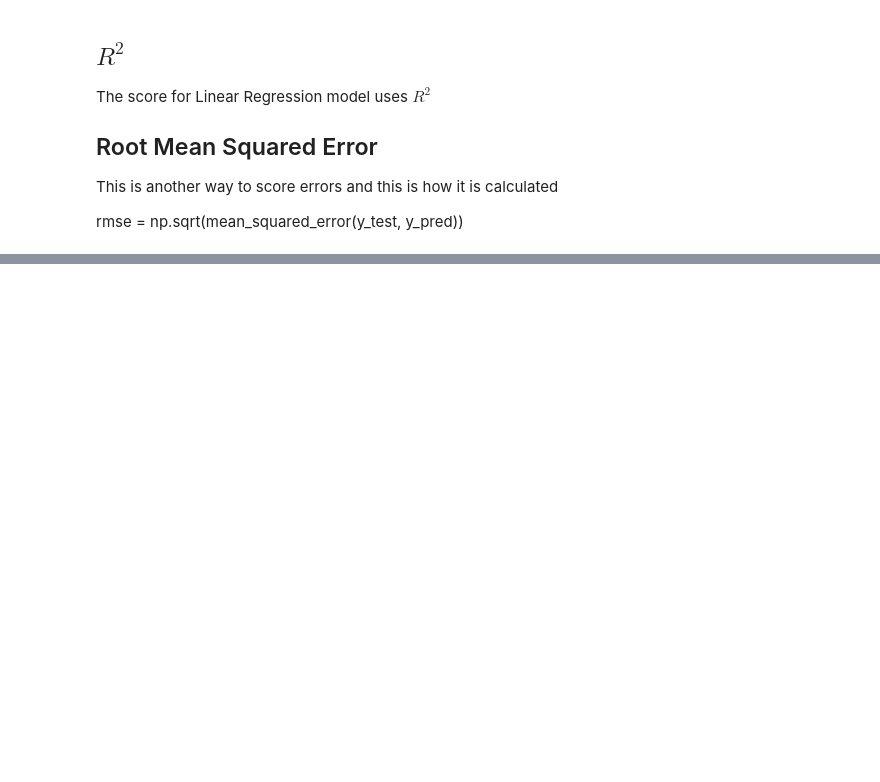
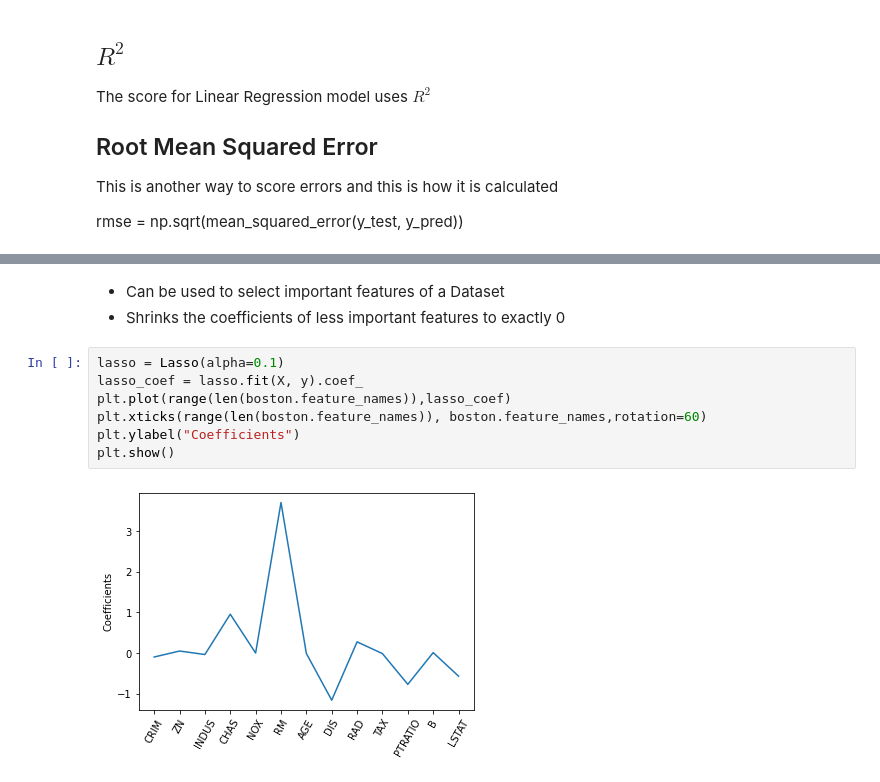
Before and after one commit to irmoralesb/DataScience, a Jupyter notebook: Machine Learning/Python/Regression/boston/boston.ipynb, the cells around one changed output, grey strips where cells are left out. Saved outputs shown, nothing was run; the diff lists cells and outputs as text; blank space fills up the shorter version.

```diff
--- a/Machine Learning/Python/Regression/boston/boston.ipynb
+++ b/Machine Learning/Python/Regression/boston/boston.ipynb
@@ -95,0 +162,12 @@ rmse = np.sqrt(mean_squared_error(y_test, y_pred))
+# %% [markdown]
+* Can be used to select important features of a Dataset
+* Shrinks the coefficients of less important features to exactly 0
+# %%
+lasso = Lasso(alpha=0.1)
+lasso_coef = lasso.fit(X, y).coef_
+plt.plot(range(len(boston.feature_names)),lasso_coef)
+plt.xticks(range(len(boston.feature_names)), boston.feature_names,rotation=60)
+plt.ylabel("Coefficients")
+plt.show()
+# %% [output]
+[figure, added]
```
Also changed, not shown: parts of 9 cells of this notebook.
